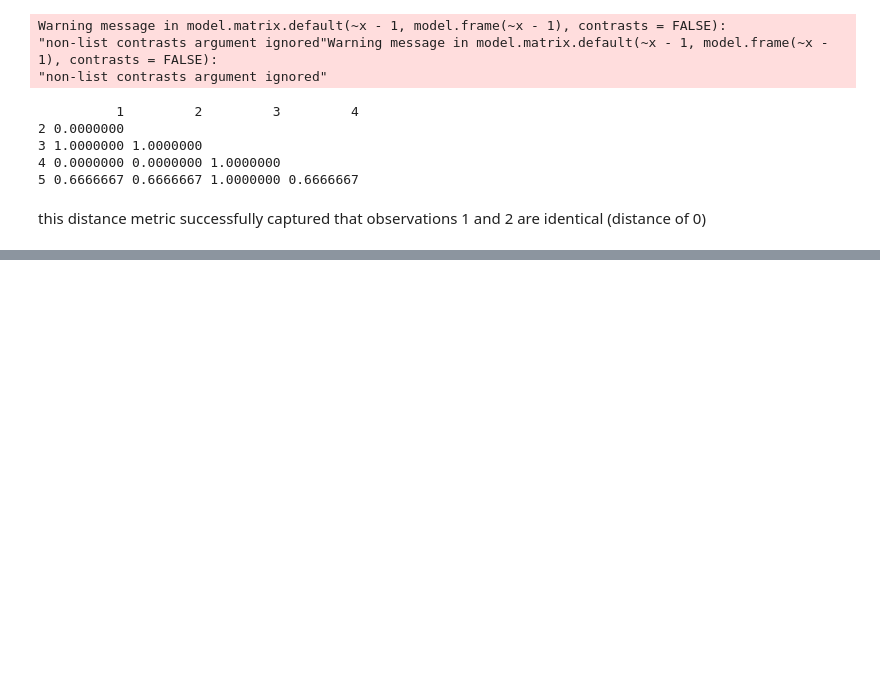
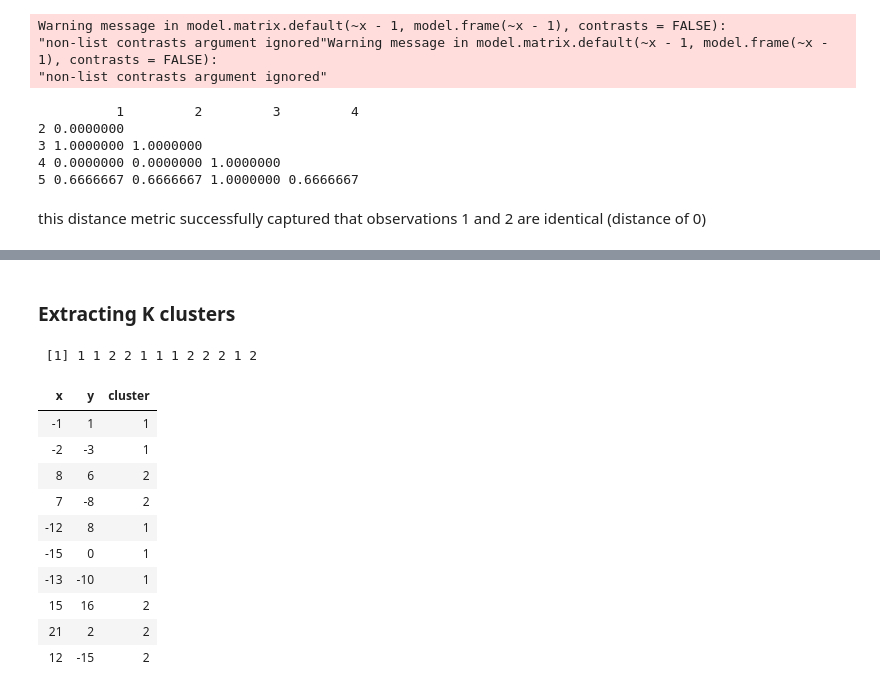
Before and after one commit to VictorOmondi1997/Cluster-Analysis-in-R, a Jupyter notebook: Cluster Analysis in R.ipynb, the cells around one changed output, grey strips where cells are left out. Drawn from its saved outputs; the diff is of its cells as text; code cells hidden in the pictures; blank space fills up the shorter version.

```diff
--- a/Cluster Analysis in R.ipynb
+++ b/Cluster Analysis in R.ipynb
@@ -140,0 +191,23 @@ this distance metric successfully captured that observations 1 and 2 are identic
+# %% [markdown]
+### Extracting K clusters
+# %%
+(cluster_assignments <- cutree(hc_players, k=2))
+# %% [output]
+ [1] 1 1 2 2 1 1 1 2 2 2 1 2
+# %%
+head(
+    players_clustered <- players %>%
+        mutate(cluster = cluster_assignments),
+    10)
+# %% [output]
+| x | y | cluster |
+| -1 | 1 | 1 |
+| -2 | -3 | 1 |
+| 8 | 6 | 2 |
+| 7 | -8 | 2 |
+| -12 | 8 | 1 |
+| -15 | 0 | 1 |
+| -13 | -10 | 1 |
+| 15 | 16 | 2 |
+| 21 | 2 | 2 |
+| 12 | -15 | 2 |
```
Also changed, not shown: parts of 14 cells of this notebook.
